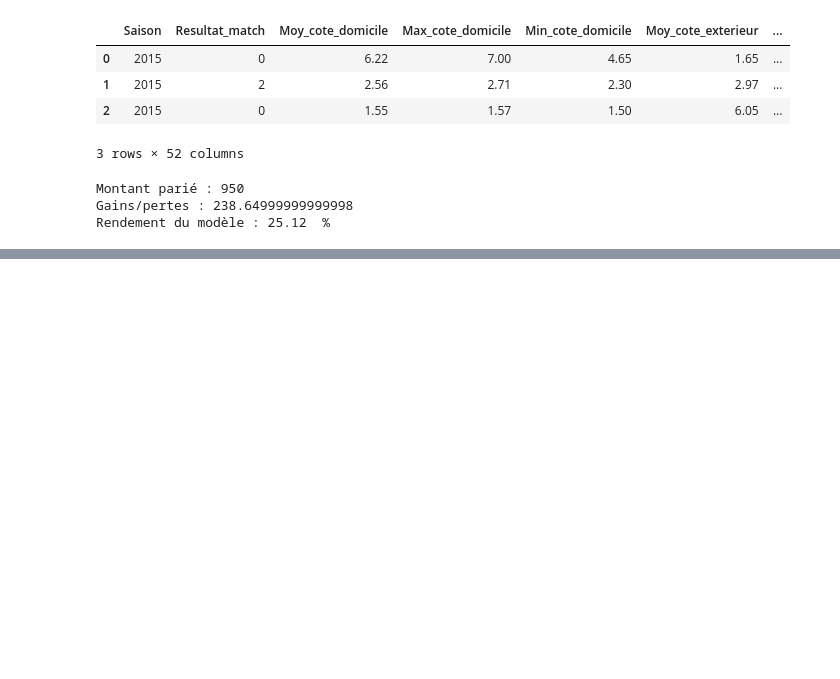
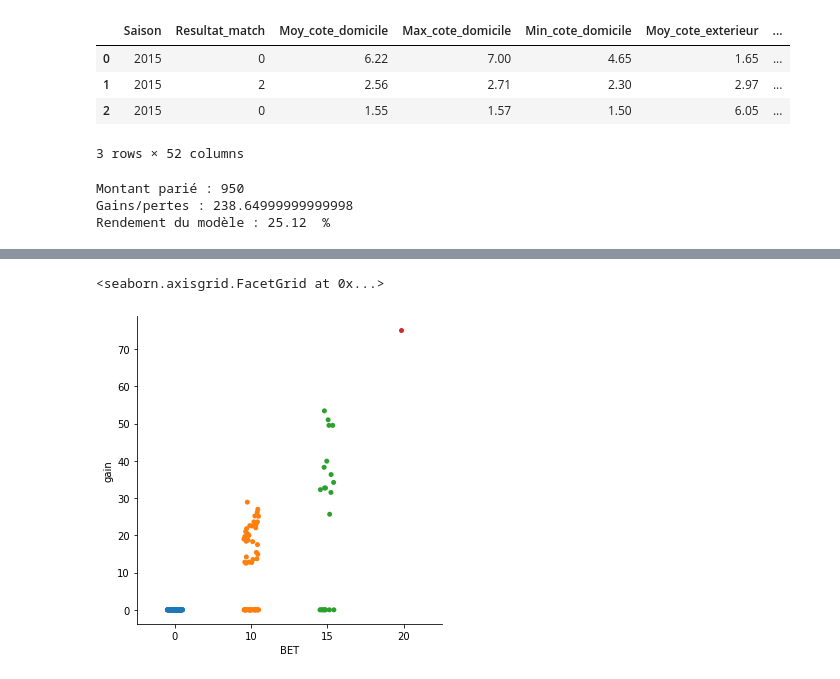
Before and after one commit to choarauc/pyck, a Jupyter notebook: 7_Pari_selon_proba.ipynb, the cells around one changed output, grey strips where cells are left out. Saved outputs shown, nothing was run; the diff lists cells and outputs as text; code cells hidden in the pictures; blank space fills up the shorter version.

```diff
--- a/7_Pari_selon_proba.ipynb
+++ b/7_Pari_selon_proba.ipynb
@@ -239,0 +270,21 @@ df_avec_pred.tail(10)
+# %%
+# je reimporte les matchs
+
+df3 = pd.read_csv('df_model.csv')
+# %%
+# y_pred_knn_df
+
+df_gains = df_avec_pred
+df_gains['BET'] = df_gains['bet_0'] + df_gains['bet_1'] + df_gains['bet_2']
+df_gains['gain_potentiel'] = df_gains['bet_0'] * df_gains['Max_cote_exterieur'] + df_gains['bet_1'] * df_gains['Max_cote_nul'] + df_gains['bet_2'] * df_gains['Max_cote_domicile']
+# %%
+df_gains['match'] = df3['Unnamed: 0']
+debut_saison_test=2178
+df_gains=df_gains.iloc[debut_saison_test:]
+# %%
+a = df_gains['Resultat_match']
+b = df_gains['Prediction']
+df_gains['resultknn'] = a == b
+df_gains['gains'] = np.where( a== b,df_gains['gain_potentiel'],-df_gains['BET'] )
+df_gains['pertes'] = np.where( a != b, -df_gains['BET'], np.nan)
+df_gains['gain'] = np.where( a== b,df_gains['gain_potentiel'],0)
@@ -239,0 +335,5 @@ df_avec_pred.tail(10)
+# %%
+sns.catplot(x='BET', y='gain', data=df_gains)
+# %% [output]
+<seaborn.axisgrid.FacetGrid at 0x...>
+[figure, added]
```
Also changed, not shown: parts of 13 cells of this notebook.
